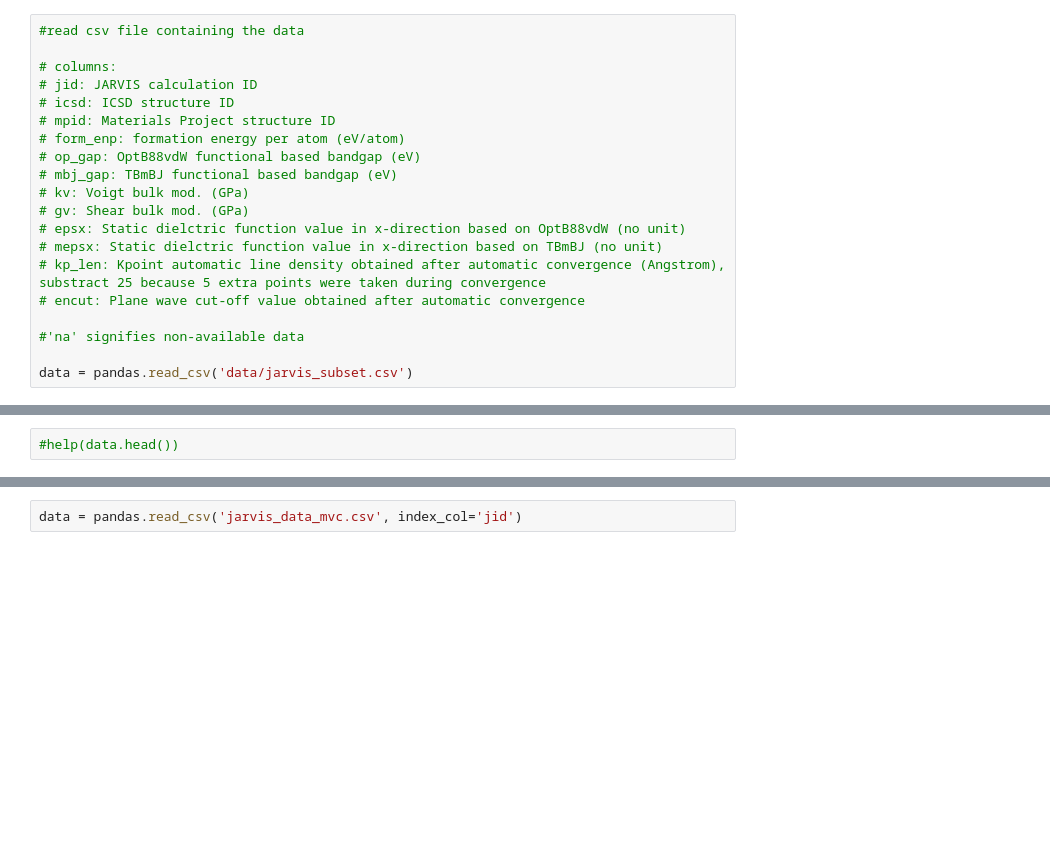
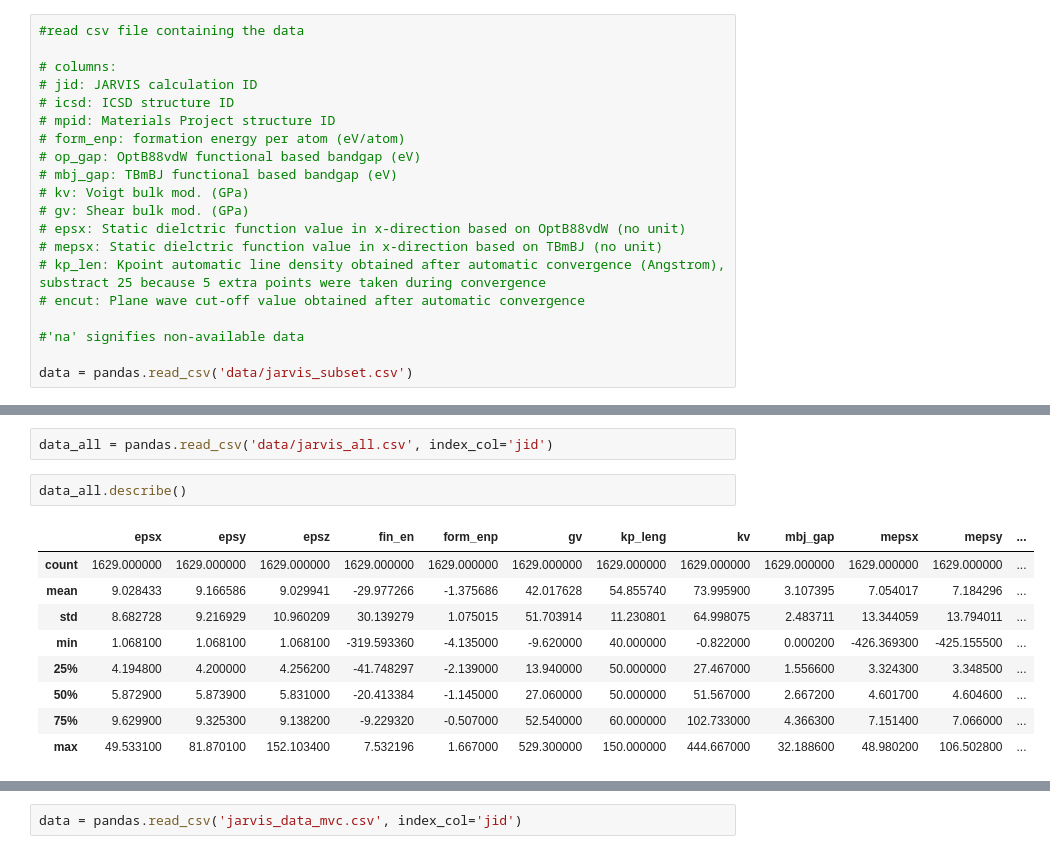
Before and after one commit to wd15/python-novice-gapminder-sciserver, a Jupyter notebook: python_gapminder_jarvis.ipynb, the cells around one changed output, grey strips where cells are left out. Saved outputs shown, nothing was run; the diff lists cells and outputs as text; blank space fills up the shorter version.

```diff
--- a/python_gapminder_jarvis.ipynb
+++ b/python_gapminder_jarvis.ipynb
@@ -132,2 +141,14 @@ max    53.187400  1.920200
-# %%
-#help(data.head())
+# %%
+data_all = pandas.read_csv('data/jarvis_all.csv', index_col='jid')
+# %%
+data_all.describe()
+# %% [output]
+|  | epsx | epsy | epsz | fin_en | form_enp | gv | kp_leng | kv | mbj_gap | mepsx | mepsy | ... |
+| count | 1629.000000 | 1629.000000 | 1629.000000 | 1629.000000 | 1629.000000 | 1629.000000 | 1629.000000 | 1629.000000 | 1629.000000 | 1629.000000 | 1629.000000 | ... |
+| mean | 9.028433 | 9.166586 | 9.029941 | -29.977266 | -1.375686 | 42.017628 | 54.855740 | 73.995900 | 3.107395 | 7.054017 | 7.184296 | ... |
+| std | 8.682728 | 9.216929 | 10.960209 | 30.139279 | 1.075015 | 51.703914 | 11.230801 | 64.998075 | 2.483711 | 13.344059 | 13.794011 | ... |
+| min | 1.068100 | 1.068100 | 1.068100 | -319.593360 | -4.135000 | -9.620000 | 40.000000 | -0.822000 | 0.000200 | -426.369300 | -425.155500 | ... |
+| 25% | 4.194800 | 4.200000 | 4.256200 | -41.748297 | -2.139000 | 13.940000 | 50.000000 | 27.467000 | 1.556600 | 3.324300 | 3.348500 | ... |
+| 50% | 5.872900 | 5.873900 | 5.831000 | -20.413384 | -1.145000 | 27.060000 | 50.000000 | 51.567000 | 2.667200 | 4.601700 | 4.604600 | ... |
+| 75% | 9.629900 | 9.325300 | 9.138200 | -9.229320 | -0.507000 | 52.540000 | 60.000000 | 102.733000 | 4.366300 | 7.151400 | 7.066000 | ... |
+| max | 49.533100 | 81.870100 | 152.103400 | 7.532196 | 1.667000 | 529.300000 | 150.000000 | 444.667000 | 32.188600 | 48.980200 | 106.502800 | ... |
```
Also changed, not shown: parts of 10 cells of this notebook, 1 other file.
